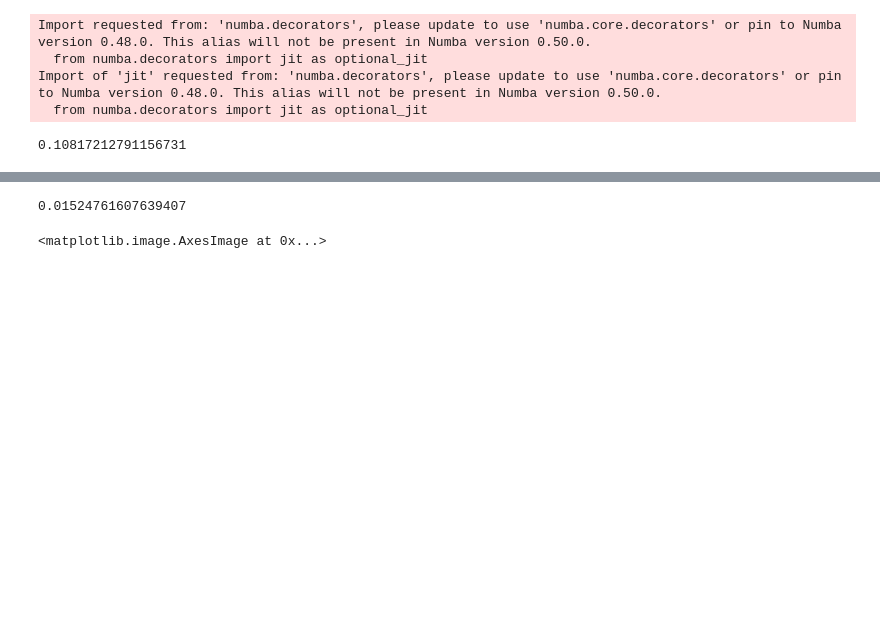
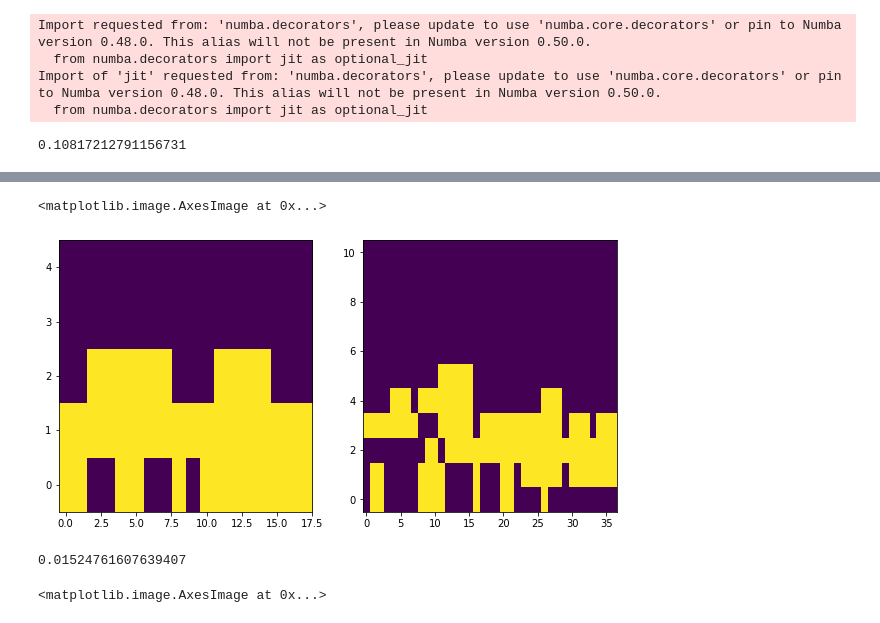
Before and after one commit to nicolasfigueiredo/integration, a Jupyter notebook: notebooks/cost-experiment/check_pct_refinement.ipynb, the cells around one changed output, grey strips where cells are left out. Cells and saved outputs as stored; diff of their text form; code cells hidden in the pictures; blank space fills up the shorter version.

```diff
--- a/notebooks/cost-experiment/check_pct_refinement.ipynb
+++ b/notebooks/cost-experiment/check_pct_refinement.ipynb
@@ -52,3 +163,18 @@ get_pct_to_refine(midi_file, [200,200], timestamp)
+# %%
+first = get_refine_map(midi_file, [1600,1600], timestamp)
+# %%
+second = get_refine_map(midi_file, [800,800], timestamp)
+# %%
+plt.figure(figsize=[10,5])
+
+plt.subplot(1,2,1)
+plt.imshow(first, aspect='auto', origin='lower')
+
+plt.subplot(1,2,2)
+plt.imshow(second, aspect='auto', origin='lower')
+# %% [output]
+<matplotlib.image.AxesImage at 0x...>
+[figure, added]
 # %%
 kernel = [10,10]
 
```
Also changed, not shown: parts of 14 cells of this notebook, 7 other files.
